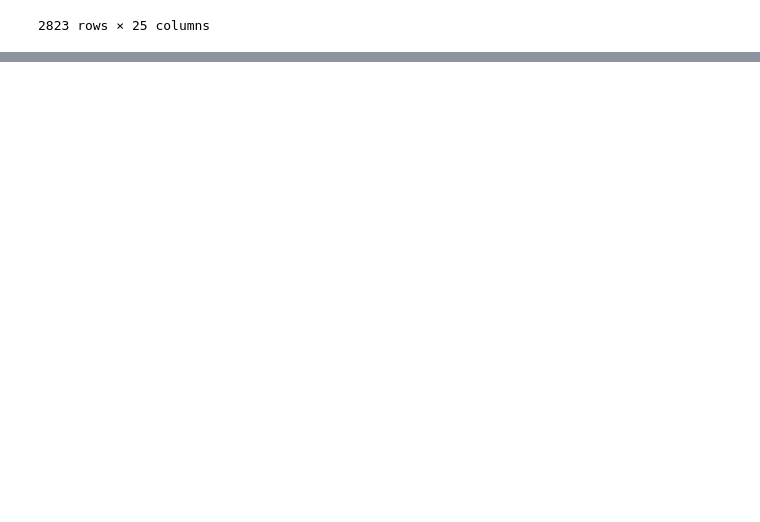
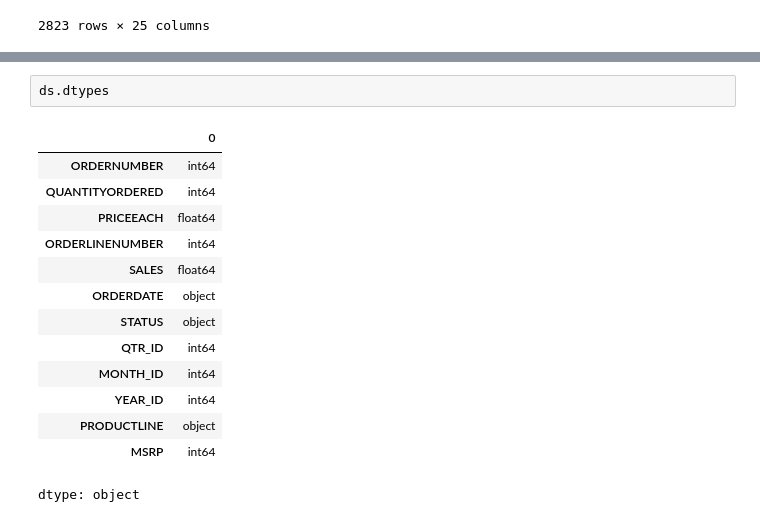
Before and after one commit to Advait0801/SPPU-COMP-2019-Assignments, a Jupyter notebook: K-Means Clustering/K_Means_Clustering.ipynb, the cells around one changed output, grey strips where cells are left out. Saved outputs shown, nothing was run; the diff lists cells and outputs as text; blank space fills up the shorter version.

```diff
--- a/K-Means Clustering/K_Means_Clustering.ipynb
+++ b/K-Means Clustering/K_Means_Clustering.ipynb
@@ -38,0 +46,17 @@ ds
+# %%
+ds.dtypes
+# %% [output]
+|  | 0 |
+| ORDERNUMBER | int64 |
+| QUANTITYORDERED | int64 |
+| PRICEEACH | float64 |
+| ORDERLINENUMBER | int64 |
+| SALES | float64 |
+| ORDERDATE | object |
+| STATUS | object |
+| QTR_ID | int64 |
+| MONTH_ID | int64 |
+| YEAR_ID | int64 |
+| PRODUCTLINE | object |
+| MSRP | int64 |
+dtype: object
```
Also changed, not shown: parts of 8 cells of this notebook.
